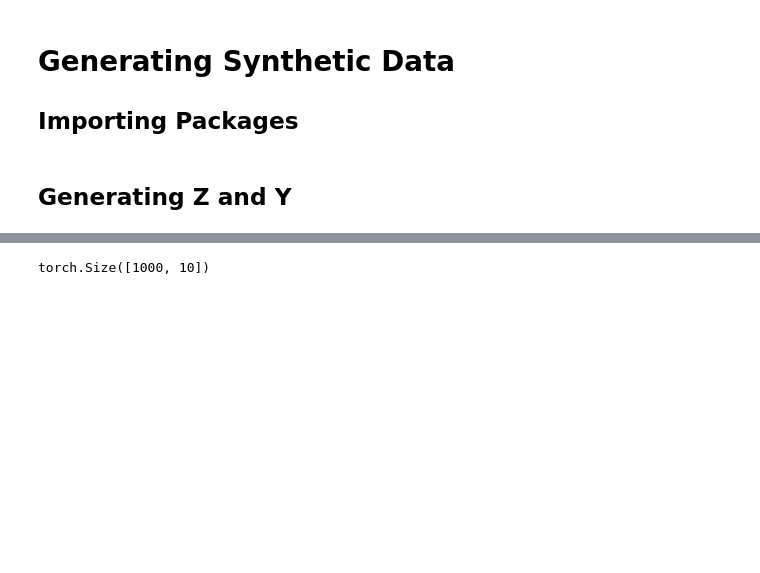
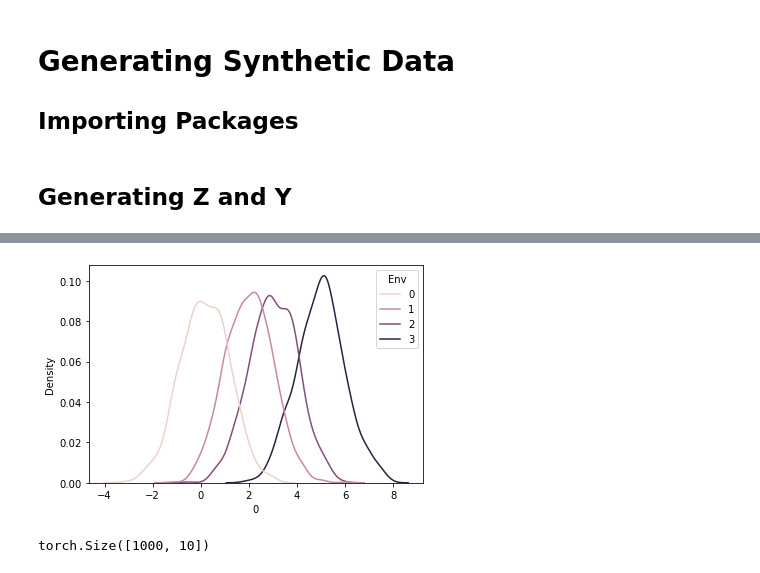
Before and after one commit to AlliBusa/02456_Project_Causality, a Jupyter notebook: generating_synthetic_data.ipynb, the cells around one changed output, grey strips where cells are left out. Cells and saved outputs as stored; diff of their text form; code cells hidden in the pictures; blank space fills up the shorter version.

```diff
--- a/generating_synthetic_data.ipynb
+++ b/generating_synthetic_data.ipynb
@@ -99,3 +99,9 @@ plot_y_dist(Y)
+# %%
+Zs.shape
+Zs[:,0,:]
+plot_y_dist(p(Zs[:,0,:]))
+# %% [output]
+[figure, added]
 # %%
 
 #Hyperparameters
```
Also changed, not shown: parts of 9 cells of this notebook.
